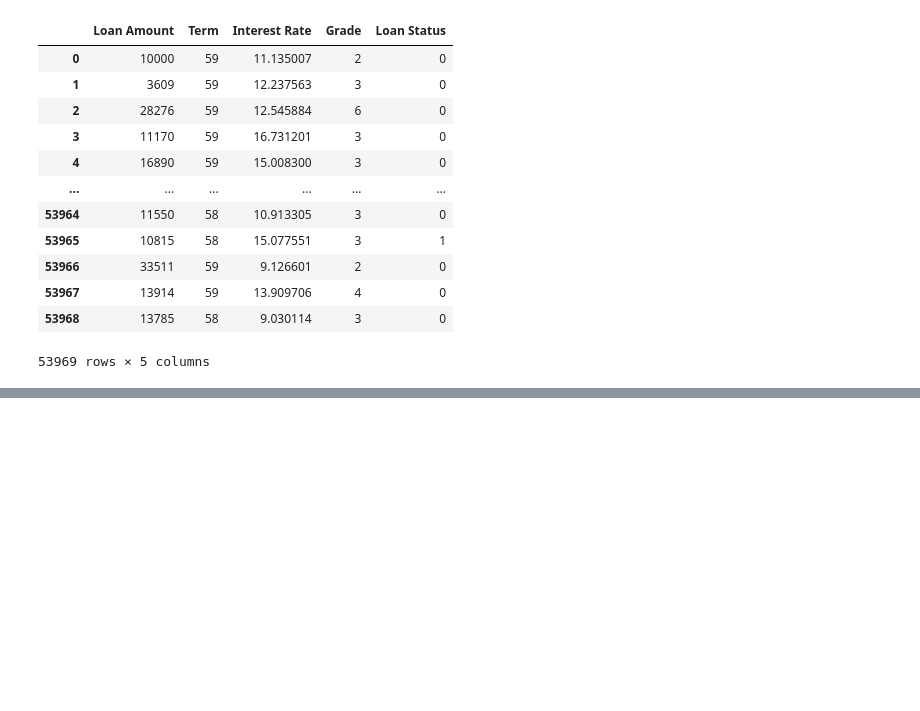
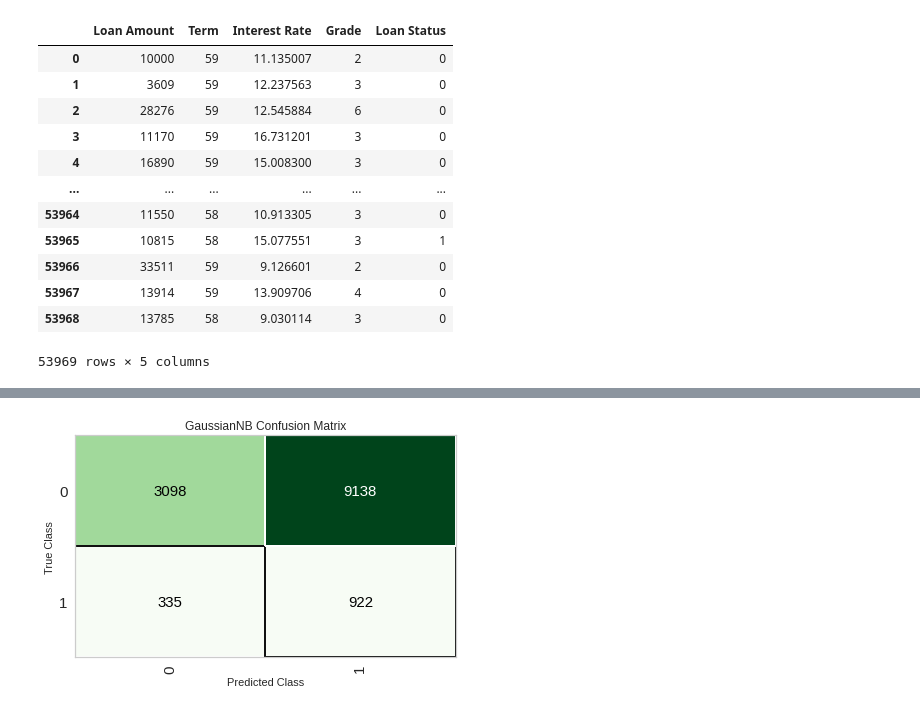
Before and after one commit to erickgt00/MLMCD, a Jupyter notebook: tareas/articuloextra.ipynb, the cells around one changed output, grey strips where cells are left out. Cells and saved outputs as stored; diff of their text form; code cells hidden in the pictures; blank space fills up the shorter version.

```diff
--- a/tareas/articuloextra.ipynb
+++ b/tareas/articuloextra.ipynb
@@ -82,0 +161,2 @@ ModuleNotFoundError: ignored
+# %%
+nb = create_model('nb')
@@ -82,0 +266,5 @@ ModuleNotFoundError: ignored
+# %%
+tuned_nb = tune_model(nb,
+                        n_iter = 1000,
+                        optimize = 'Recall',
+                        choose_better = True)
@@ -82,0 +294,3 @@ ModuleNotFoundError: ignored
+# %%
+plot_model(tuned_nb, plot = 'confusion_matrix')
+# %% [output]
@@ -82,0 +298 @@ ModuleNotFoundError: ignored
+[figure, added]
```
Also changed, not shown: parts of 24 cells of this notebook.
